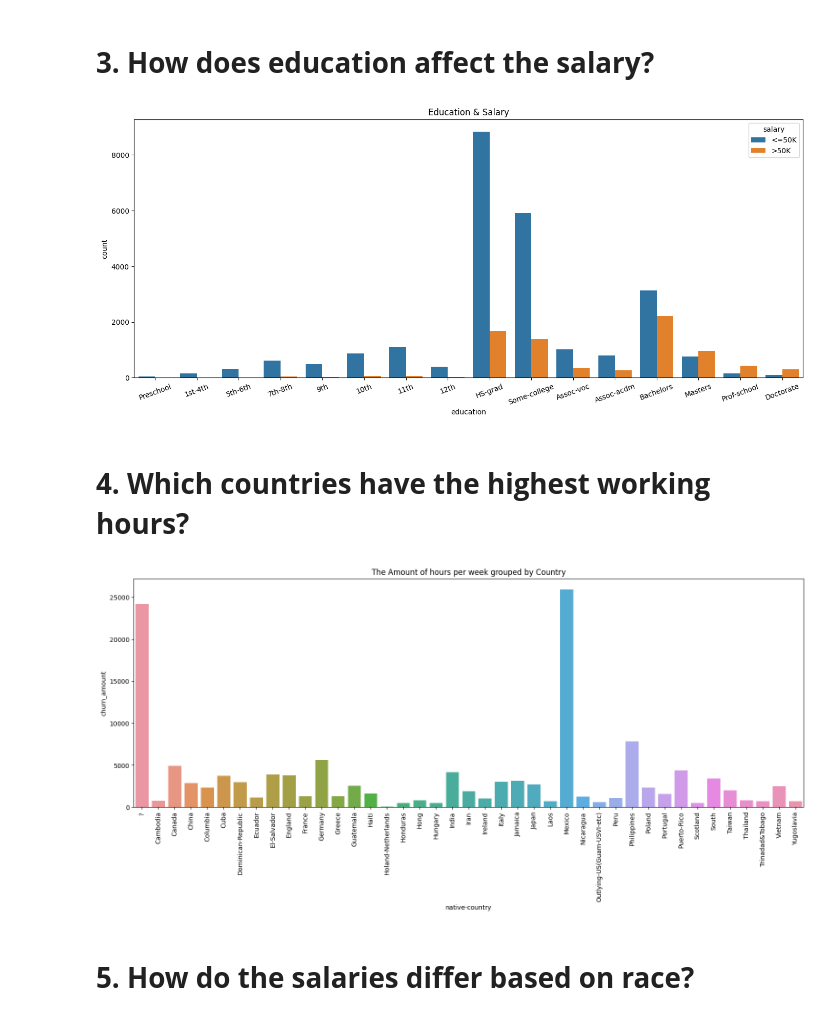
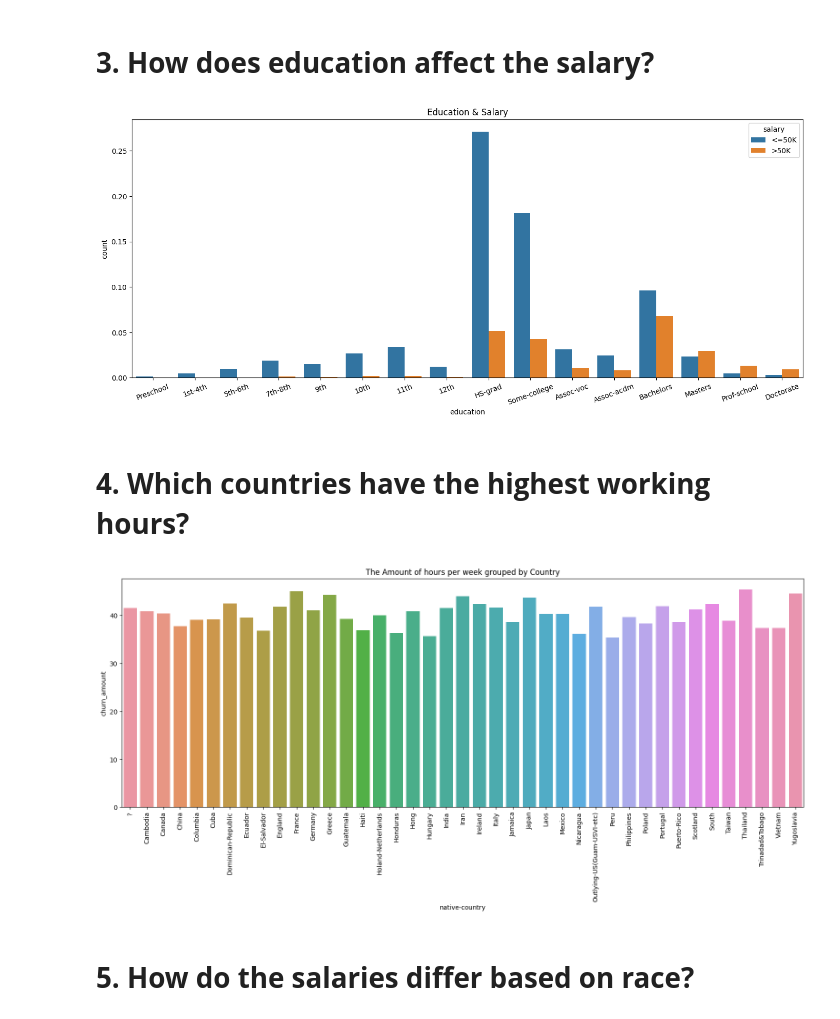
Before and after one commit to 6arek212/ML-Salary-Dataset, a Jupyter notebook: ML.ipynb, the cells around one changed output. Drawn from its saved outputs; the diff is of its cells as text; code cells hidden in the pictures.

```diff
--- a/ML.ipynb
+++ b/ML.ipynb
@@ -287,6 +288,7 @@ data = salary.groupby(['salary' , 'education' , 'education-num']).agg(count = ('
 data = data.reset_index()
 data = data.sort_values(by="education-num" )
 
+data['count'] = data['count'] / len(salary)
 
 plt.figure(figsize=(14, 6))
 plt.title("Education & Salary")
@@ -295,25 +297,25 @@ plt.tight_layout()
 plt.xticks(rotation=20)
 plt.show()
 # %% [output]
-[figure, old version]
+[figure, new version]
 # %% [markdown]
 # **4. Which countries have the highest working hours?**
 # %%
 filtered_data = salary[salary["native-country"] != "United-States"]
 
-salary_avg_by_country_no_us = filtered_data.groupby(["native-country"]).agg(churn_amount=("hours-per-week", 'sum'))
+salary_avg_by_country_no_us = filtered_data.groupby(["native-country"]).agg(churn_amount=("hours-per-week", 'mean'))
 salary_avg_by_country_no_us = salary_avg_by_country_no_us.reset_index()
 
 plt.figure(figsize=(16, 6))
 plt.title("The Amount of hours per week grouped by Country")
 sns.barplot(x="native-country",
             y="churn_amount",
             data=salary_avg_by_country_no_us)
 plt.tight_layout()
 plt.xticks(rotation=90)
 plt.show()
 # %% [output]
-[figure, old version]
+[figure, new version]
 # %% [markdown]
 # **5. How do the salaries differ based on race?**
 # %%
```
Also changed, not shown: parts of 12 cells of this notebook, 1 other file.
